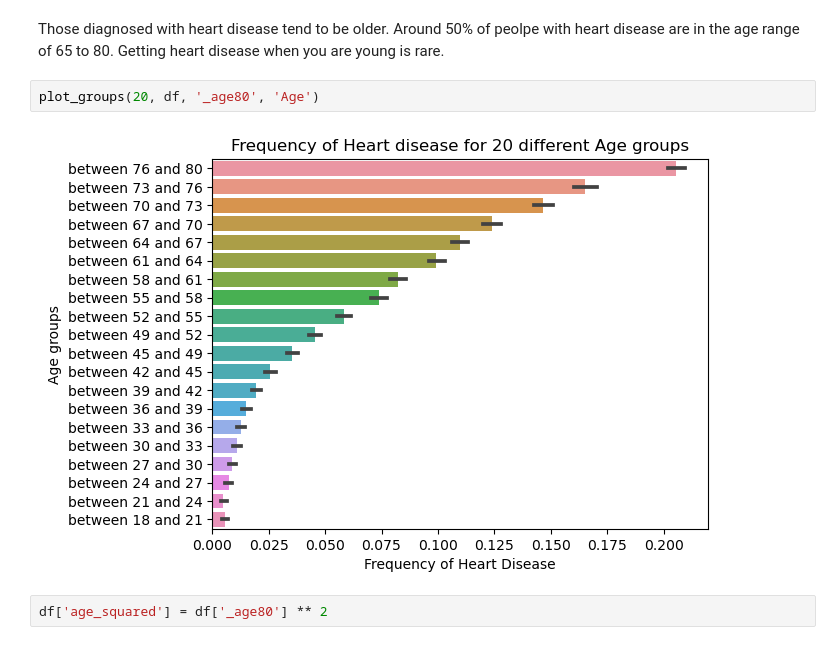
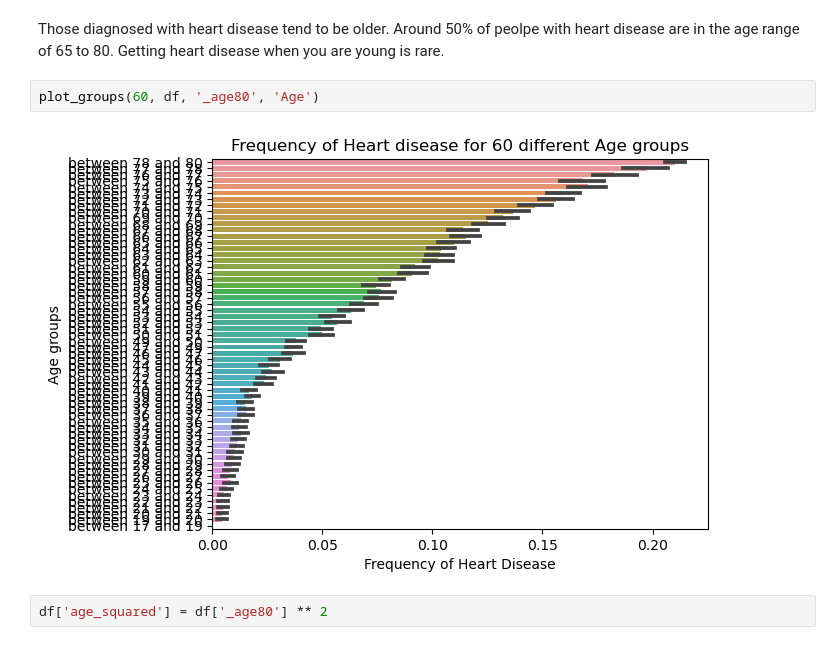
Before and after one commit to blueran21/heart_disease_classification, a Jupyter notebook: code/3_EDA.ipynb, the cells around one changed output. Drawn from its saved outputs; the diff is of its cells as text.

```diff
--- a/code/3_EDA.ipynb
+++ b/code/3_EDA.ipynb
@@ -864,9 +867,9 @@ plt.show();
 # %% [markdown]
 Those diagnosed with heart disease tend to be older. Around 50% of peolpe with heart disease are in the age range of 65 to 80. Getting heart disease when you are young is rare.
 # %%
-plot_groups(20, df, '_age80', 'Age')
+plot_groups(60, df, '_age80', 'Age')
 # %% [output]
-[figure, old version]
+[figure, new version]
 # %%
 df['age_squared'] = df['_age80'] ** 2
 # %%
```
Also changed, not shown: parts of 35 cells of this notebook, 10 other files.
